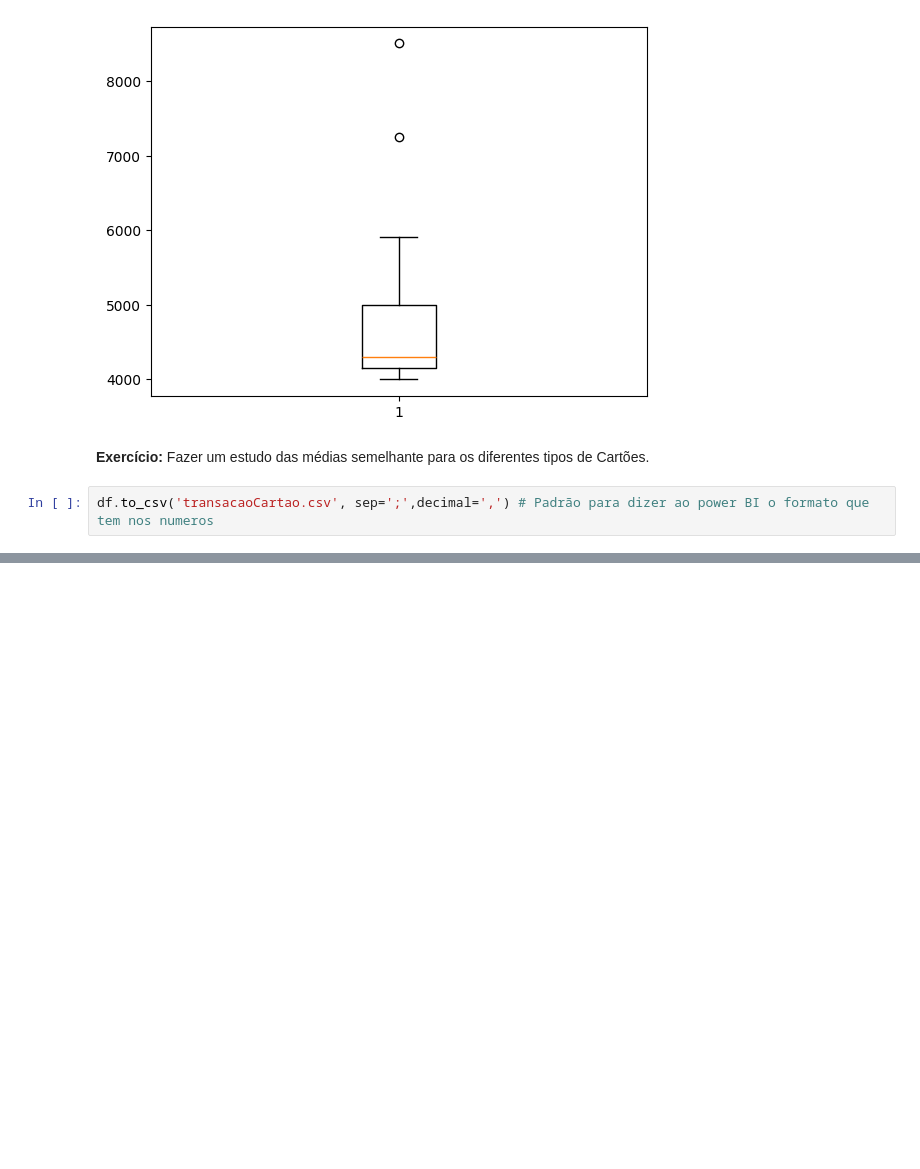
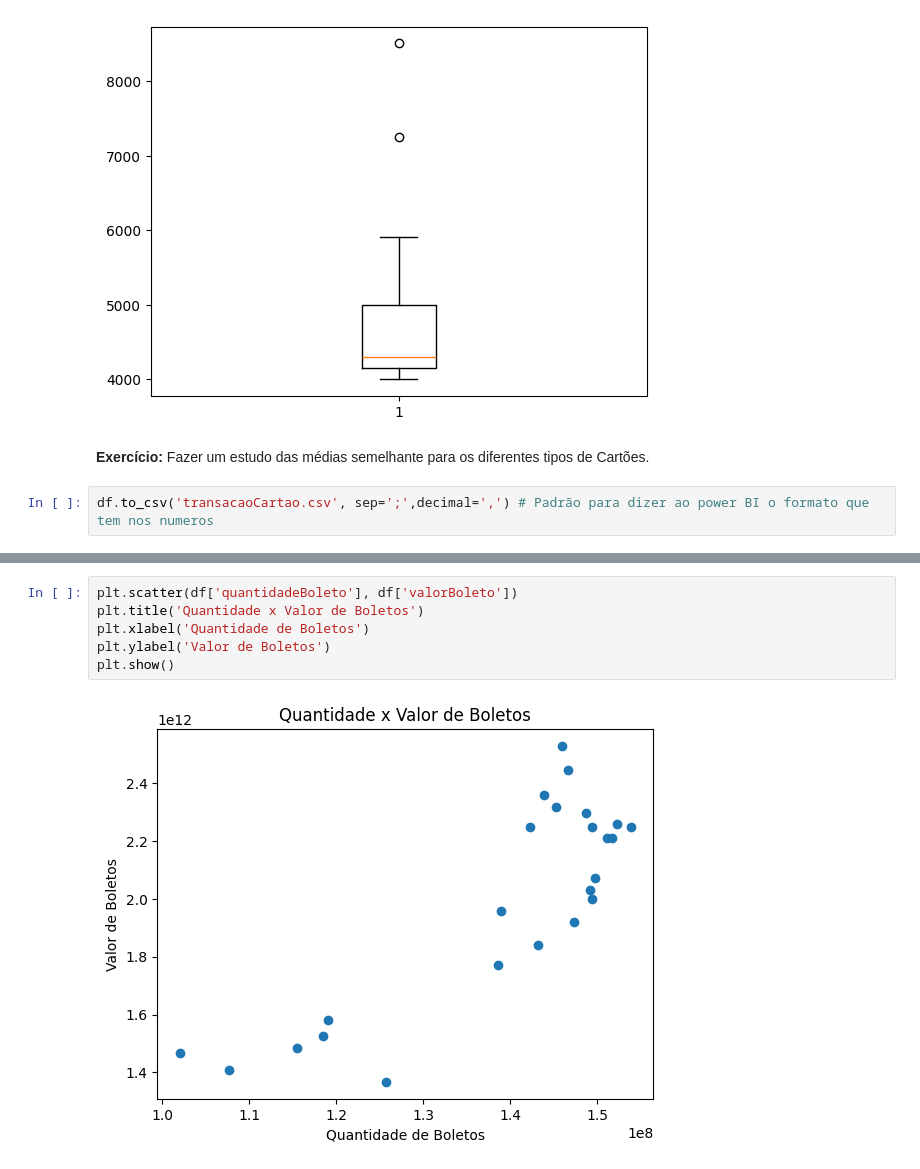
Before and after one commit to LouisyRodrigues7/etlBCB, a Jupyter notebook: Relatorio.ipynb, the cells around one changed output, grey strips where cells are left out. Drawn from its saved outputs; the diff is of its cells as text; blank space fills up the shorter version.

```diff
--- a/Relatorio.ipynb
+++ b/Relatorio.ipynb
@@ -410,0 +496,8 @@ df.to_csv('transacaoCartao.csv', sep=';',decimal=',') # Padrão para dizer ao po
+# %%
+plt.scatter(df['quantidadeBoleto'], df['valorBoleto'])
+plt.title('Quantidade x Valor de Boletos')
+plt.xlabel('Quantidade de Boletos')
+plt.ylabel('Valor de Boletos')
+plt.show()
+# %% [output]
+[figure, added]
```
Also changed, not shown: parts of 8 cells of this notebook.
